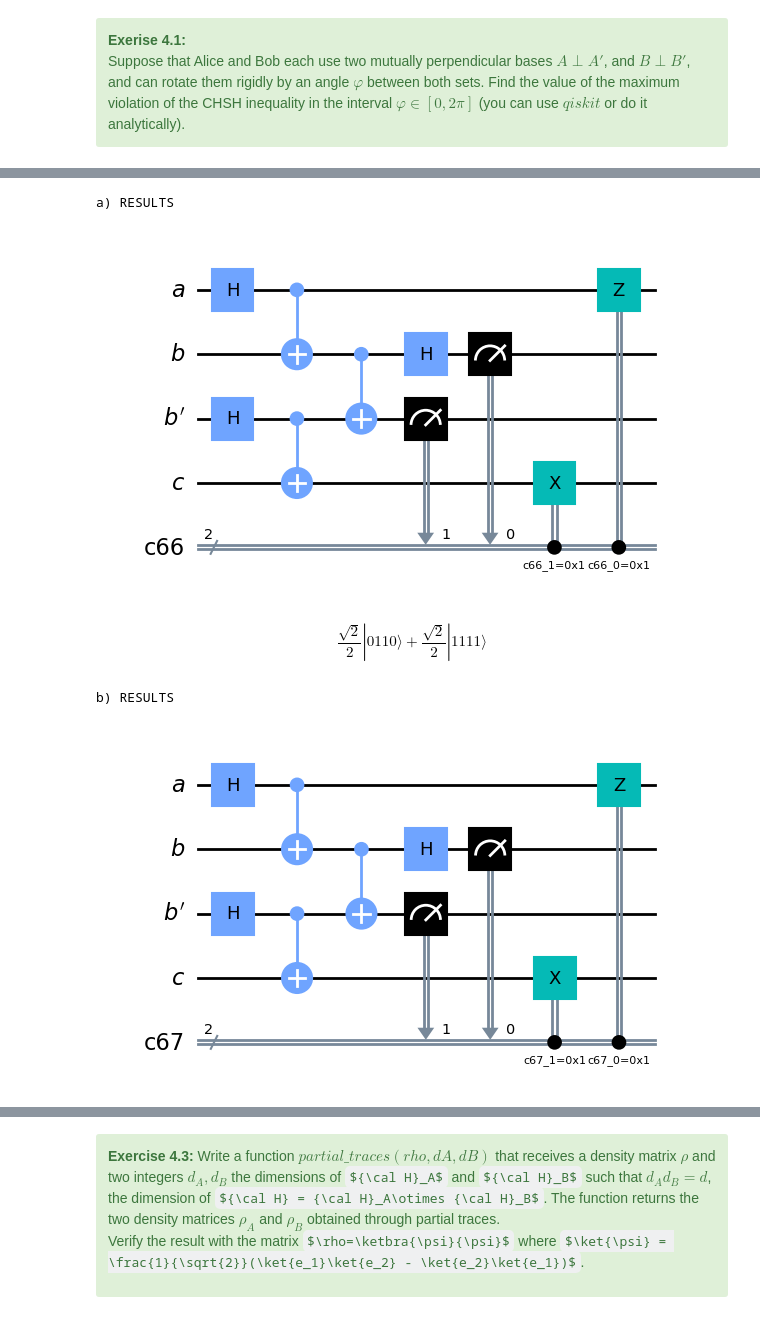
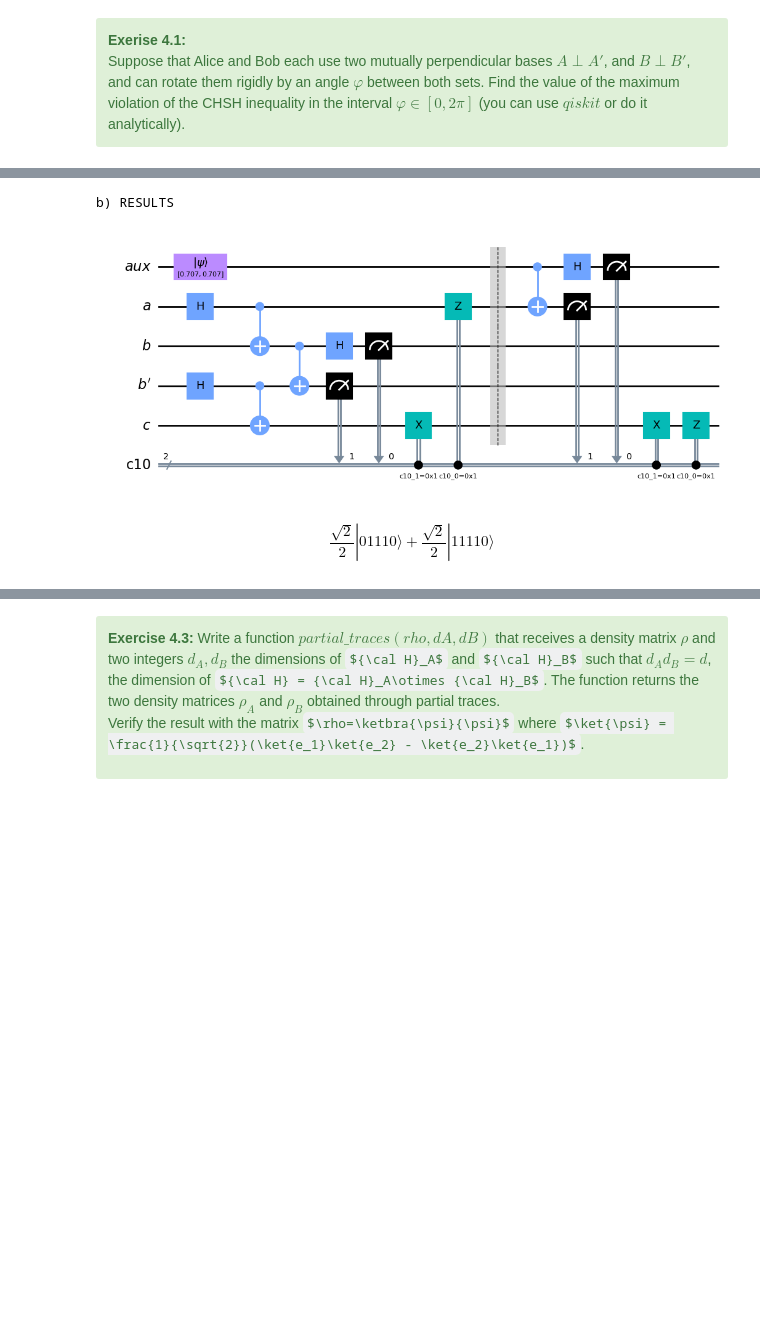
Before and after one commit to jorgevazquezperez/MQIST, a Jupyter notebook: MQIST_FIC_exercise_set_4.ipynb, the cells around one changed output, grey strips where cells are left out. Cells and saved outputs as stored; diff of their text form; code cells hidden in the pictures; some formulas as TeX source; blank space fills up the shorter version.

```diff
--- a/MQIST_FIC_exercise_set_4.ipynb
+++ b/MQIST_FIC_exercise_set_4.ipynb
@@ -124,6 +124,7 @@ b) Complete the circuit to teleport a state $\ket{\psi}$ from $A$ to  $C$. Code
 </div>
 # %%
 from qiskit import QuantumRegister, QuantumCircuit, ClassicalRegister, transpile, assemble
+import math
 
 def common_circuit():
     # Quantum and classical registers: def of circuit
@@ -144,36 +145,55 @@ def common_circuit():
     # Entangler in B'C
     qc.h(qrB_)
     qc.cx(qrB_, qrC)
 
     # Disentangler in BB'
     qc.cx(qrB, qrB_)
     qc.h(qrB)
 
     # Measure to conditionally apply Z and X gates over a and c registers, respectively
     qc.measure([qrB[0], qrB_[0]], cr)
     qc.z(qrA[0]).c_if(cr[0], 1)
     qc.x(qrC[0]).c_if(cr[1], 1)
 
     return (qc, qrlist, cr)
 
 """ APARTADO a) """
 (qc, qrlist, cr) = common_circuit()
 
 # Use the statevector simulator to show that the state is B_00 on a and c
 print("a) RESULTS")
 S_simulator = Aer.get_backend('statevector_simulator')
 statevector = S_simulator.run(assemble(transpile(qc, S_simulator))).result().get_statevector()
 display(qc.draw('mpl'))
 display(statevector.draw('latex'))
 
 """ APARTADO b) """
 print("b) RESULTS")
-(qc, qrlist, cr) = common_circuit()
+(qc_common, qrlist, cr) = common_circuit()
 
+# Initialize a auxiliar qubit with the state to teleport and add it to the previous circuit
+qraux = QuantumRegister(1, "aux")
+qrlist = [qraux, *qrlist]
+qc = QuantumCircuit(*qrlist, cr)
+psi = [1/math.sqrt(2), 1/math.sqrt(2)]
+qc.initialize(psi, qraux)
+qc.compose(qc_common, [qr[0] for qr in qrlist[1:]], inplace = True)
+qc.barrier()
+
+# Execute a teleport protocol
+[qrA, qrB, qrB_, qrC] = qrlist[1:]
+qc.cx(qraux, qrA)
+qc.h(qraux)
+qc.measure([qraux[0], qrA[0]], cr)
+qc.x(qrC[0]).c_if(cr[1], 1)
+qc.z(qrC[0]).c_if(cr[0], 1)
+
+# Show the final result
+S_simulator = Aer.get_backend('statevector_simulator')
+statevector = S_simulator.run(assemble(transpile(qc, S_simulator))).result().get_statevector()
 display(qc.draw('mpl'))
+display(statevector.draw('latex'))
 # %% [output]
-a) RESULTS
+b) RESULTS
-[figure, old version]
+[figure, new version]
-$$\frac{\sqrt{2}}{2} |0110\rangle+\frac{\sqrt{2}}{2} |1111\rangle$$
+$$\frac{\sqrt{2}}{2} |01110\rangle+\frac{\sqrt{2}}{2} |11110\rangle$$
-b) RESULTS
-[figure, removed]
```
Also changed, not shown: parts of 2 cells of this notebook.
